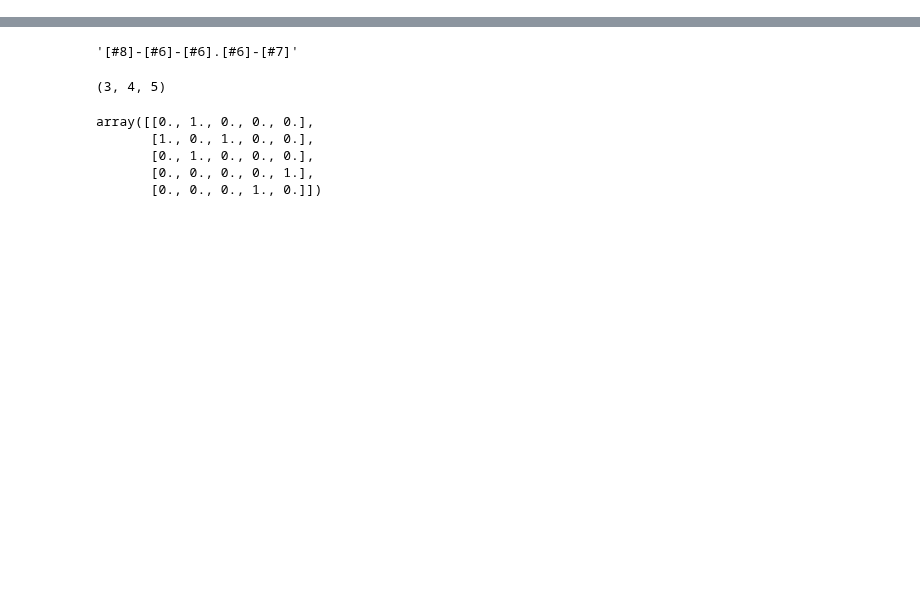
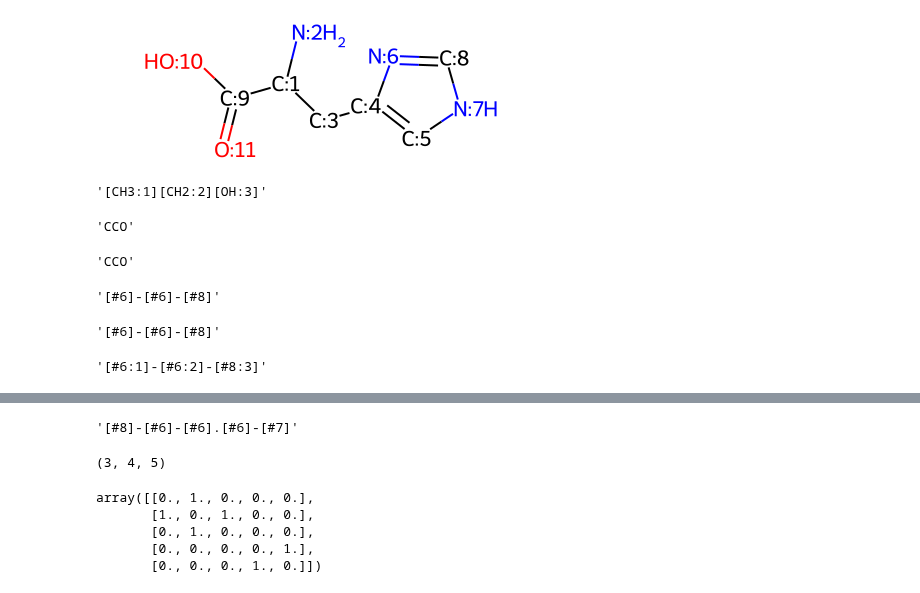
Before and after one commit to stefanpate/coarse-grain-rxns, a Jupyter notebook: notebooks/frag_by_aidxs.ipynb, the cells around one changed output, grey strips where cells are left out. Saved outputs shown, nothing was run; the diff lists cells and outputs as text; code cells hidden in the pictures; blank space fills up the shorter version.

```diff
--- a/notebooks/frag_by_aidxs.ipynb
+++ b/notebooks/frag_by_aidxs.ipynb
@@ -25,0 +58,3 @@ mm.head()
+# %%
+mol = Chem.MolFromSmiles('[NH3+]C(Cc1c[nH]c[nH+]1)C(=O)[O-]')
+SVG(draw_molecule(mol, highlight_atoms=[0, 1, 8, 10]))
@@ -26,3 +63,43 @@ mm.head()
+# %%
+mol = Chem.RemoveHs(mol)
+mol
+# %% [output]
+[figure, added]
+# %%
+Chem.MolToSmiles(Chem.MolFromSmiles('[CH3:1][CH2:2][OH:3]'), ignoreAtomMapNumbers=True)
+# %% [output]
+'[CH3:1][CH2:2][OH:3]'
+# %%
+Chem.MolToSmiles(Chem.MolFromSmiles('[CH3][CH2][OH]'))
+# %% [output]
+'CCO'
+# %%
+Chem.MolToSmiles(Chem.MolFromSmiles('[CH3][CH2][OH]'))
+# %% [output]
+'CCO'
+# %%
+Chem.MolToSmarts(Chem.MolFromSmiles(Chem.MolToSmiles(Chem.MolFromSmiles('[CH3][CH2][OH]'))))
+# %% [output]
+'[#6]-[#6]-[#8]'
+# %%
+mol = Chem.MolFromSmiles('[CH3:1][CH2:2][OH:3]')
+for atom in mol.GetAtoms():
+    atom.SetAtomMapNum(0)
+Chem.MolToSmarts(Chem.MolFromSmiles(Chem.MolToSmiles(mol)))
+# %% [output]
+'[#6]-[#6]-[#8]'
+# %%
+mol = Chem.MolFromSmiles('[CH3:1][CH2:2][OH:3]')
+for atom in mol.GetAtoms():
+    atom.SetAtomMapNum(0)
+
+mol = Chem.MolFromSmiles(Chem.MolToSmiles(mol))
+for atom in mol.GetAtoms():
+    atom.SetAtomMapNum(atom.GetIdx() + 1)
+
+Chem.MolToSmarts(mol)
+# %% [output]
+'[#6:1]-[#6:2]-[#8:3]'
 # %%
 smi = 'OC(=O)CCC(N)C(=O)O'
 mol = Chem.MolFromSmiles(smi)
```
Also changed, not shown: parts of 17 cells of this notebook, 6 other files.
